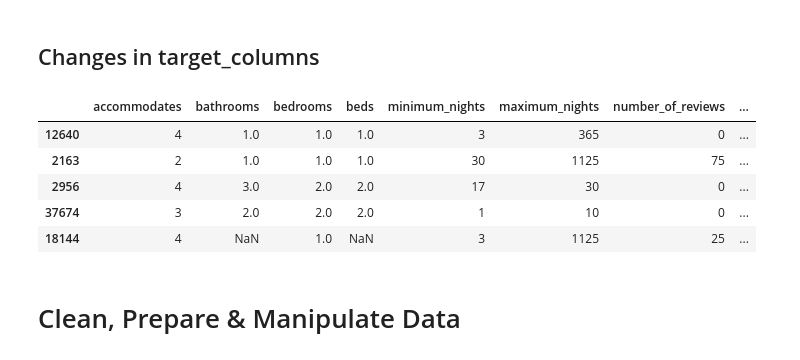
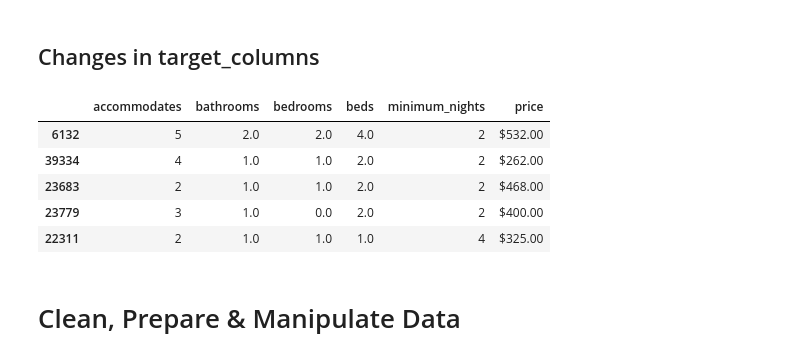
Before and after one commit to lucasumb/Projeto-de-sistemas-baseados-em-aprendizado-de-maquina, a Jupyter notebook: Projeto01/lesson04.ipynb, the cells around one changed output. Saved outputs shown, nothing was run; the diff lists cells and outputs as text; code cells hidden in the pictures.

```diff
--- a/Projeto01/lesson04.ipynb
+++ b/Projeto01/lesson04.ipynb
@@ -147,34 +149,33 @@ df.describe()
 # %%
 # Select only the relevant columns from the original dataframe 'df'
 # These columns include property features (e.g., accommodates, bathrooms, bedrooms)
 # and booking information (price).
 
 target_columns = [
     "accommodates",      # Number of guests the property can host
     "bathrooms",         # Number of bathrooms available
     "bedrooms",          # Number of bedrooms available
     "beds",              # Number of beds available
     "minimum_nights",    # Minimum nights required for a booking
-    "maximum_nights",    # Maximum nights allowed for a booking
-    "number_of_reviews", # Total reviews given by past guests
-    "price"              # Nightly rental price
+    "price",             # Nightly rental price
+
 ]
 
 # Create a new dataframe called 'rio_listings' with only the selected columns
 # Using .copy() ensures that we are working with an independent dataframe
 # instead of just a view of the original data.
 
 rio_listings = df[target_columns].copy()
 
 # Display a five rows sample of the new dataframe to quickly check the data
 rio_listings.sample(5)
 # %% [output]
-|  | accommodates | bathrooms | bedrooms | beds | minimum_nights | maximum_nights | number_of_reviews | ... |
-| 12640 | 4 | 1.0 | 1.0 | 1.0 | 3 | 365 | 0 | ... |
-| 2163 | 2 | 1.0 | 1.0 | 1.0 | 30 | 1125 | 75 | ... |
-| 2956 | 4 | 3.0 | 2.0 | 2.0 | 17 | 30 | 0 | ... |
-| 37674 | 3 | 2.0 | 2.0 | 2.0 | 1 | 10 | 0 | ... |
-| 18144 | 4 | NaN | 1.0 | NaN | 3 | 1125 | 25 | ... |
+|  | accommodates | bathrooms | bedrooms | beds | minimum_nights | price |
+| 6132 | 5 | 2.0 | 2.0 | 4.0 | 2 | $532.00 |
+| 39334 | 4 | 1.0 | 1.0 | 2.0 | 2 | $262.00 |
+| 23683 | 2 | 1.0 | 1.0 | 2.0 | 2 | $468.00 |
+| 23779 | 3 | 1.0 | 0.0 | 2.0 | 2 | $400.00 |
+| 22311 | 2 | 1.0 | 1.0 | 1.0 | 4 | $325.00 |
 # %% [markdown]
 # Clean, Prepare & Manipulate Data
 # %%
```
Also changed, not shown: parts of 36 cells of this notebook, 1 other file.
